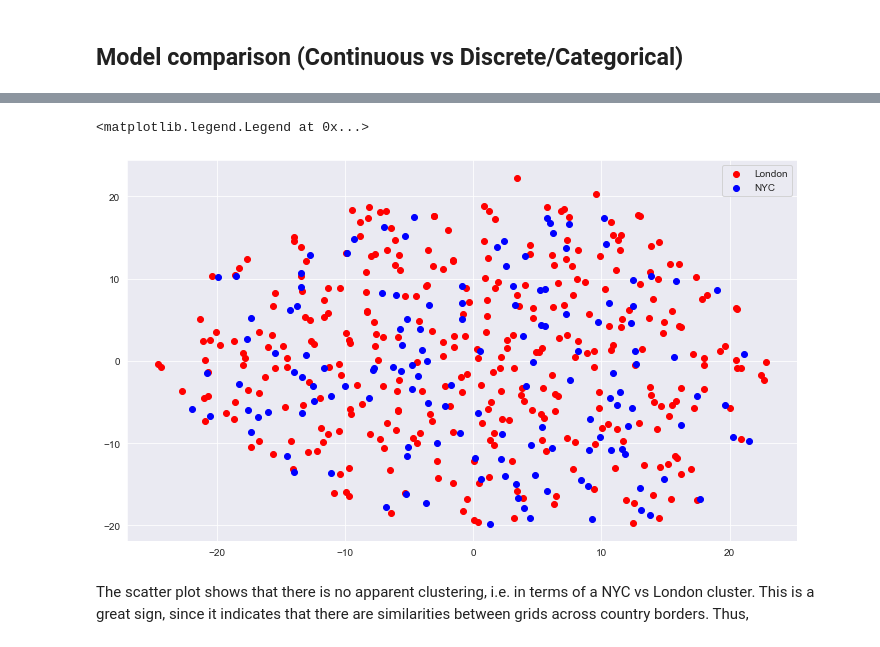
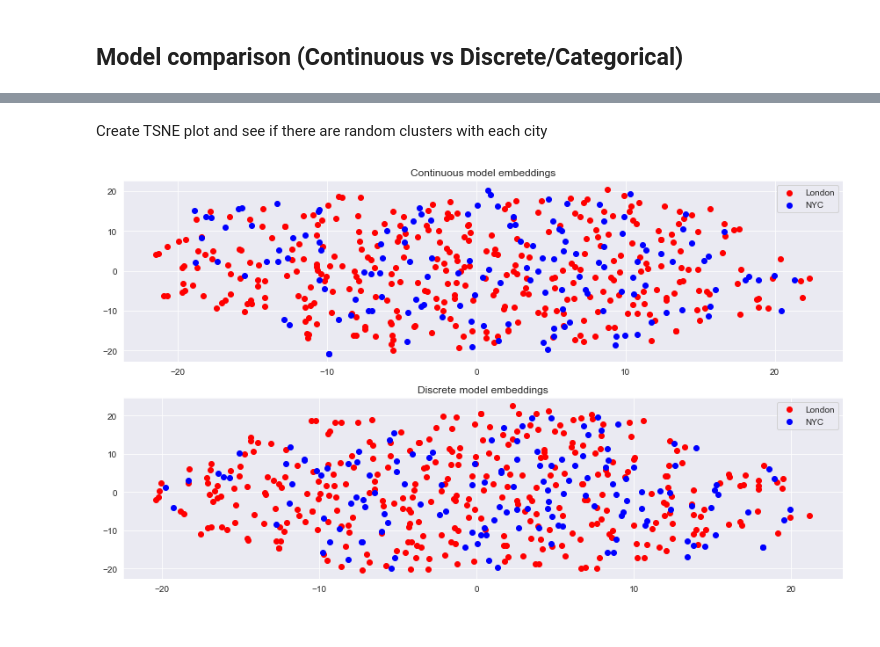
Before and after one commit to jesperhauch/GoogleLocalReviews, a Jupyter notebook: SpaceEmbeddings.ipynb, the cells around one changed output, grey strips where cells are left out. Saved outputs shown, nothing was run; the diff lists cells and outputs as text; code cells hidden in the pictures.

Commit message:
Grace API done and Space embeddings close

```diff
--- a/SpaceEmbeddings.ipynb
+++ b/SpaceEmbeddings.ipynb
@@ -13,7 +13,7 @@ The space embeddings dataframe, that was created in [Descriptive Statistics](./D
 Therefore, ***X*** simply contains a one-hot encoding of all the grid cells, which makes it a 480x480 diagonal matrix with ones. The ***y*** matrix contains the features from the space embeddings dataframe and is shown below.
 # %%
 # Load space embeddings data and prepare X and y matrices
-df = pd.read_csv("data/space_embedding_data.csv", index_col=[0])
+df = pd.read_csv("data/space_embedding_data_NLP.csv", index_col=[0])
 y = df[[i for i in df.columns if "_rating" not in i]].drop(["Grid"], axis=1)
 X = pd.get_dummies(df.Grid).values
 
@@ -417,20 +311,33 @@ Compare models and find the "best" model. Plot loss curves and TSNE for the best
 # %%
 from tensorflow import keras
-model = keras.models.load_model("models/continuous_model")
+cont_model = keras.models.load_model("models/continuous_model")
+disc_model = keras.models.load_model("models/discrete_model")
+# %% [markdown]
+Create TSNE plot and see if there are random clusters with each city
 # %%
 from sklearn.manifold import TSNE
 # Apply TSNE to lower dimension of embeddings
-embeddings = model.layers[1].get_weights()[0]
-X_emb = TSNE(n_components=2, learning_rate="auto", init="random").fit_transform(embeddings)
+cont_embeddings = cont_model.layers[1].get_weights()[0]
+disc_embeddings = disc_model.layers[1].get_weights()[0]
+X_cont = TSNE(n_components=2, learning_rate="auto", init="random").fit_transform(cont_embeddings)
+X_disc = TSNE(n_components=2, learning_rate="auto", init="random").fit_transform(cont_embeddings)
 
 # Find index of London and NYC grids for scatter plot
+fig, ax = plt.subplots(2,1)
 london_idx = np.where((df.Grid.str.startswith("L")*1).values==1)
 nyc_idx = np.where((df.Grid.str.startswith("N")*1).values==1)
-plt.scatter(X_emb[london_idx, 0], X_emb[london_idx, 1], color="red", label="London")
-plt.scatter(X_emb[nyc_idx, 0], X_emb[nyc_idx, 1], color="blue", label="NYC")
-plt.legend()
+
+# Create scatter plot for continuous model
+ax[0].scatter(X_cont[london_idx, 0], X_cont[london_idx, 1], color="red", label="London")
+ax[0].scatter(X_cont[nyc_idx, 0], X_cont[nyc_idx, 1], color="blue", label="NYC")
+ax[0].legend()
+ax[0].set_title("Continuous model embeddings")
+
+# Create scatter plot for discrete model
+ax[1].scatter(X_disc[london_idx, 0], X_disc[london_idx, 1], color="red", label="London")
+ax[1].scatter(X_disc[nyc_idx, 0], X_disc[nyc_idx, 1], color="blue", label="NYC")
+ax[1].legend()
+ax[1].set_title("Discrete model embeddings")
+fig.tight_layout()
 # %% [output]
-<matplotlib.legend.Legend at 0x...>
-[figure, old version]
+[figure, new version]
-# %% [markdown]
-The scatter plot shows that there is no apparent clustering, i.e. in terms of a NYC vs London cluster. This is a great sign, since it indicates that there are similarities between grids across country borders. Thus,
```
Also changed, not shown: parts of 22 cells of this notebook, 1 other file.
